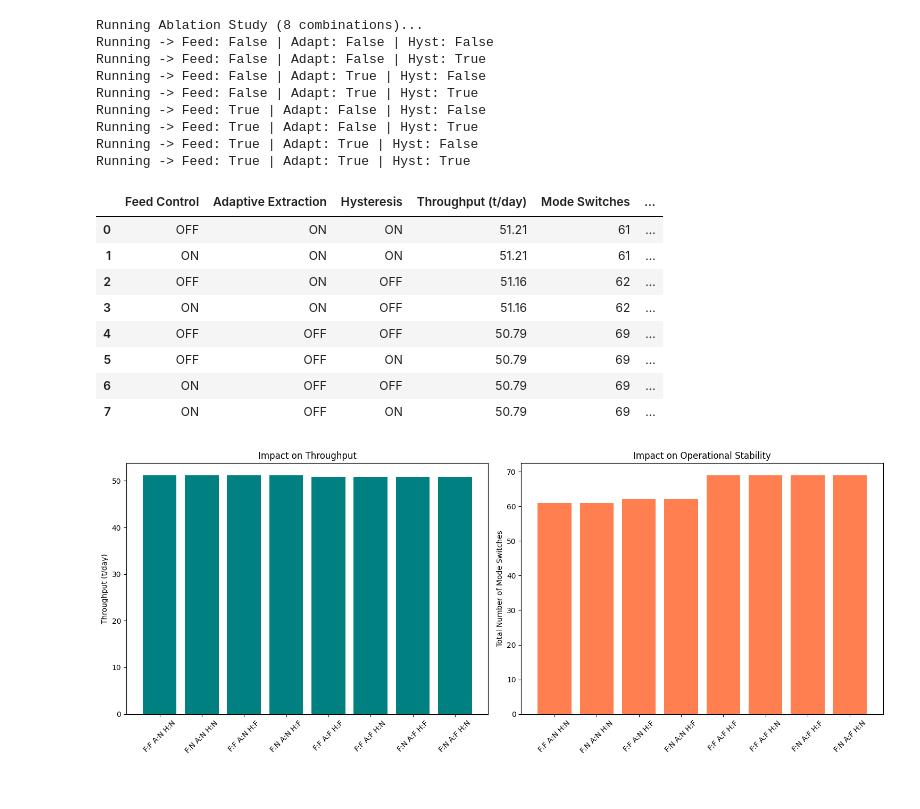
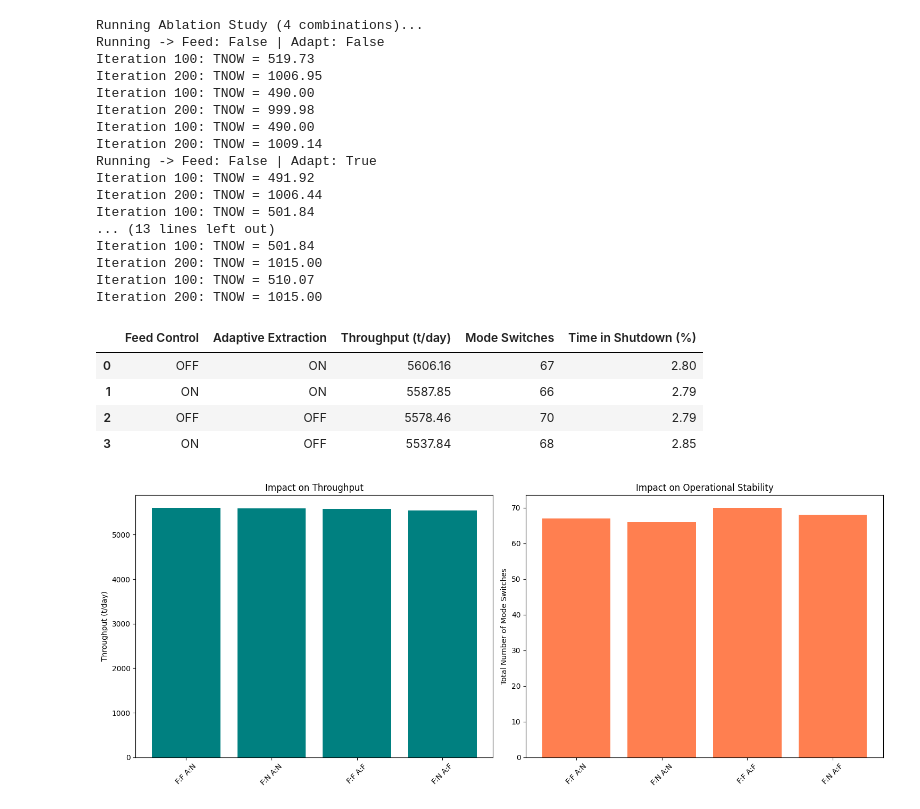
Before and after one commit to epicgamer17/DES-milene, a Jupyter notebook: experiment.ipynb, the cells around one changed output. Drawn from its saved outputs; the diff is of its cells as text; code cells hidden in the pictures.

```diff
--- a/experiment.ipynb
+++ b/experiment.ipynb
@@ -31,13 +31,17 @@ class MiningParameters:
     controlVariable_CriticalOre2Level: float = 20400.0
     controlVariable_TargetOreStockLevel: float = 60000.0
     controlVariable_DurationOfContingencySegments: float = 1.0
-    parameter_ExtractionGain: float = 0.02  # Reacts to 2% of the error
     parameter_MaxExtraction: float = 7200.0
-    parameter_MinExtraction: float = 1000.0
-    controlVariable_StockUpperLimit: float = 70000.0
-    controlVariable_StockLowerLimit: float = 50000.0
+    parameter_MinExtraction: float = 5000.0
+    controlVariable_StockUpperLimit: float = 60000.5  # Default to no deadband
+    controlVariable_StockLowerLimit: float = 59999.5  # Default to no deadband
+
+    # --- FIXES ---
+    parameter_ExtractionGain: float = 0.0
+    enable_feed_control: bool = False
 
 
+# Initialize parameters
 mining_params = MiningParameters()
 # %%
 # Constants for easier reading
@@ -548,70 +919,71 @@ def run_ablation_trial(
         "Time in Shutdown (%)": round(np.mean(shutdowns), 2),
     }
 # %%
-print("Running Ablation Study (8 combinations)...")
+print("Running Ablation Study (4 combinations)...")
 results = []
 
 # itertools.product generates all True/False combinations
 toggles = [False, True]
-for feed, adapt, hyst in itertools.product(toggles, toggles, toggles):
-    print(f"Running -> Feed: {feed} | Adapt: {adapt} | Hyst: {hyst}")
-    trial_result = run_ablation_trial(feed, adapt, hyst, arena_config)
+for feed, adapt in itertools.product(toggles, toggles):
+    print(f"Running -> Feed: {feed} | Adapt: {adapt}")
+    trial_result = run_ablation_trial(feed, adapt, arena_config)
     results.append(trial_result)
 
-# Convert to a Pandas DataFrame for a beautiful table
 df_results = pd.DataFrame(results)
-
-# Sort by Throughput to see the best performing setup
 df_results = df_results.sort_values(
     by="Throughput (t/day)", ascending=False
 ).reset_index(drop=True)
 display(df_results)
 # %% [output]
-Running Ablation Study (8 combinations)...
-Running -> Feed: False | Adapt: False | Hyst: False
-Running -> Feed: False | Adapt: False | Hyst: True
-Running -> Feed: False | Adapt: True | Hyst: False
-Running -> Feed: False | Adapt: True | Hyst: True
-Running -> Feed: True | Adapt: False | Hyst: False
-Running -> Feed: True | Adapt: False | Hyst: True
-Running -> Feed: True | Adapt: True | Hyst: False
-Running -> Feed: True | Adapt: True | Hyst: True
+Running Ablation Study (4 combinations)...
+Running -> Feed: False | Adapt: False
+Iteration 100: TNOW = 519.73
+Iteration 200: TNOW = 1006.95
+Iteration 100: TNOW = 490.00
+Iteration 200: TNOW = 999.98
+Iteration 100: TNOW = 490.00
+Iteration 200: TNOW = 1009.14
+Running -> Feed: False | Adapt: True
+Iteration 100: TNOW = 491.92
+Iteration 200: TNOW = 1006.44
+Iteration 100: TNOW = 501.84
+... (13 lines left out)
+Iteration 100: TNOW = 501.84
+Iteration 200: TNOW = 1015.00
+Iteration 100: TNOW = 510.07
+Iteration 200: TNOW = 1015.00
-|  | Feed Control | Adaptive Extraction | Hysteresis | Throughput (t/day) | Mode Switches | ... |
-| 0 | OFF | ON | ON | 51.21 | 61 | ... |
-| 1 | ON | ON | ON | 51.21 | 61 | ... |
-| 2 | OFF | ON | OFF | 51.16 | 62 | ... |
-| 3 | ON | ON | OFF | 51.16 | 62 | ... |
-| 4 | OFF | OFF | OFF | 50.79 | 69 | ... |
-| 5 | OFF | OFF | ON | 50.79 | 69 | ... |
-| 6 | ON | OFF | OFF | 50.79 | 69 | ... |
-| 7 | ON | OFF | ON | 50.79 | 69 | ... |
+|  | Feed Control | Adaptive Extraction | Throughput (t/day) | Mode Switches | Time in Shutdown (%) |
+| 0 | OFF | ON | 5606.16 | 67 | 2.80 |
+| 1 | ON | ON | 5587.85 | 66 | 2.79 |
+| 2 | OFF | OFF | 5578.46 | 70 | 2.79 |
+| 3 | ON | OFF | 5537.84 | 68 | 2.85 |
 # %%
 import matplotlib.pyplot as plt
 
-# Create labels for the X-axis (e.g., "ON-OFF-ON")
+# Create labels for the X-axis (e.g., "F:N A:F")
 labels = df_results.apply(
-    lambda row: f"F:{row['Feed Control'][1]} A:{row['Adaptive Extraction'][1]} H:{row['Hysteresis'][1]}",
+    lambda row: f"F:{row['Feed Control'][1]} A:{row['Adaptive Extraction'][1]}",
     axis=1,
 )
 
 fig, (ax1, ax2) = plt.subplots(1, 2, figsize=(15, 6))
 
 # Plot 1: Throughput Comparison
 ax1.bar(labels, df_results["Throughput (t/day)"], color="teal")
 ax1.set_title("Impact on Throughput")
 ax1.set_ylabel("Throughput (t/day)")
 ax1.tick_params(axis="x", rotation=45)
 
 # Plot 2: Stability (Mode Switches) Comparison
 ax2.bar(labels, df_results["Mode Switches"], color="coral")
 ax2.set_title("Impact on Operational Stability")
 ax2.set_ylabel("Total Number of Mode Switches")
 ax2.tick_params(axis="x", rotation=45)
 
 plt.tight_layout()
 plt.show()
 # %% [output]
-[figure, old version]
+[figure, new version]
 # %%
 # Assuming you have the df_results from the ablation study
 fig, ax = plt.subplots(figsize=(10, 6))
```
Also changed, not shown: parts of 14 cells of this notebook, 2 other files.
